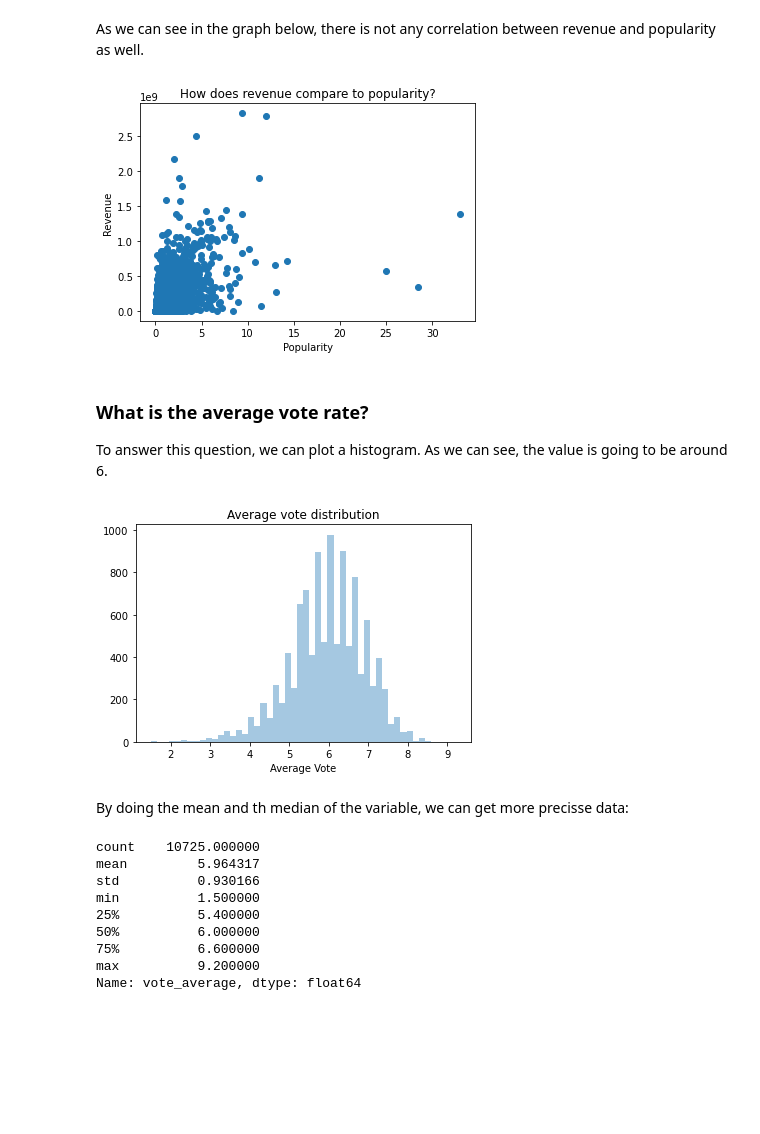
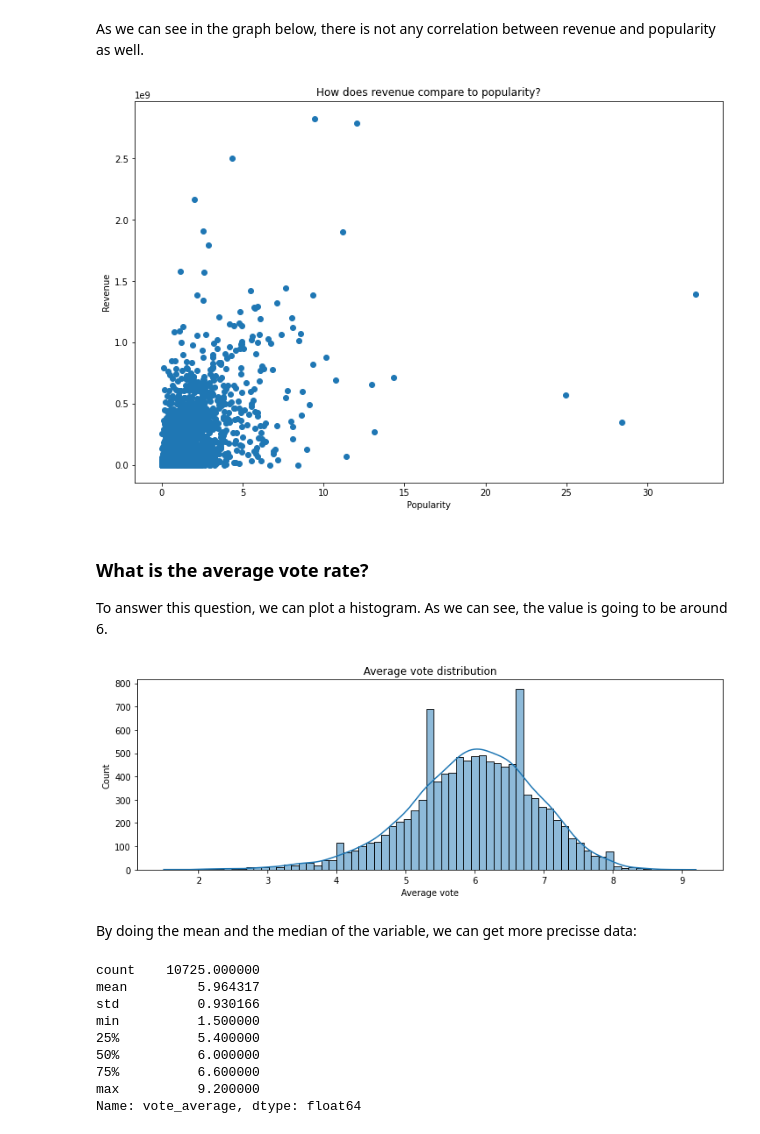
Before and after one commit to aingelmo/portfolio, a Jupyter notebook: Udacity/Project_2_Investigate a Dataset/investigate-a-dataset-template.ipynb, the cells around one changed output. Cells and saved outputs as stored; diff of their text form; code cells hidden in the pictures; blank space fills up the shorter version.

```diff
--- a/Udacity/Project_2_Investigate a Dataset/investigate-a-dataset-template.ipynb
+++ b/Udacity/Project_2_Investigate a Dataset/investigate-a-dataset-template.ipynb
@@ -56,0 +46,6 @@ df.head()
+# %%
+# Set file directory for reproduction
+url = 'https://d17h27t6h515a5.cloudfront.net/topher/2017/October/59dd1c4c_tmdb-movies/tmdb-movies.csv'
+
+# Read CSV file and print structure
+df = pd.read_csv(url)
@@ -126,7 +131,7 @@ df.dropna(subset = ["imdb_id", "cast", "director", "overview", "genres"], inplac
 # %% [markdown]
 There are a few fields we can drop as they do not give any important information about the analysis I am going to dot. This fields are "homepage", "tagline", "keywords" and "production_companies". Fields like "budget" and "revenue" are also not important as we will use the adjustedt ones.
 # %%
-df.drop(["homepage", "tagline", "keywords", "production_companies", "budget", "revenue"], axis = 1, inplace =True)
+df.drop(["homepage", "tagline", "keywords", "production_companies", "budget", "revenue", "overview"], axis = 1, inplace =True)
 # %% [markdown]
 After performing some actions to clean the dataset, all null values have been removed:
 # %%
@@ -301,2 +297,0 @@ But, what about in relative terms? What is the film that got the highest revenue
-# %%
-df["profit_rel_adj"] = df["revenue_adj"] % df["budget_adj"]
@@ -309,0 +298,2 @@ Name: original_title, dtype: object
+# %%
+df['profit_rel_adj'] = df.apply(lambda x: ((x["revenue_adj"] - x["budget_adj"]) / x["budget_adj"]) if (x['revenue_adj'] > 0) & (x['budget_adj'] > 0) else 0, axis=1)
@@ -392,17 +415,33 @@ graph(df["popularity"], df["profit_adj"], "Popularity", "Profit", "How does prof
 # %% [markdown]
 As we can see in the graph below, there is not any correlation between revenue and popularity as well.
 # %%
-graph(df["popularity"], df["revenue_adj"], "Popularity", "Revenue", "How does revenue compare to popularity?")
+fig, ax = plt.subplots(figsize=(12,8))
+
+plt.scatter(df["popularity"], df["revenue_adj"])
+
+
+plt.xlabel("Popularity")
+plt.ylabel("Revenue")
+plt.title("How does revenue compare to popularity?")
+
+plt.show()
 # %% [output]
-[figure, old version]
+[figure, new version]
 # %% [markdown]
 ### What is the average vote rate?
 
 To answer this question, we can plot a histogram. As we can see, the value is going to be around 6.
-# %%
-sns.distplot(a = df["vote_average"], hist = True, kde = False, rug = False, axlabel = "Average Vote").set_title("Average vote distribution");
-# %% [output]
-[figure, removed]
+# %%
+fig, ax = plt.subplots(figsize=(12,4))
+
+ax = sns.histplot(data=df, x='vote_average', kde=True)
+
+ax.set_xlabel('Average vote')
+ax.set_title('Average vote distribution')
+
+plt.show()
+# %% [output]
+[figure, added]
 # %% [markdown]
-By doing the mean and th median of the variable, we can get more precisse data:
+By doing the mean and the median of the variable, we can get more precisse data:
 # %%
```
Also changed, not shown: parts of 66 cells of this notebook.
